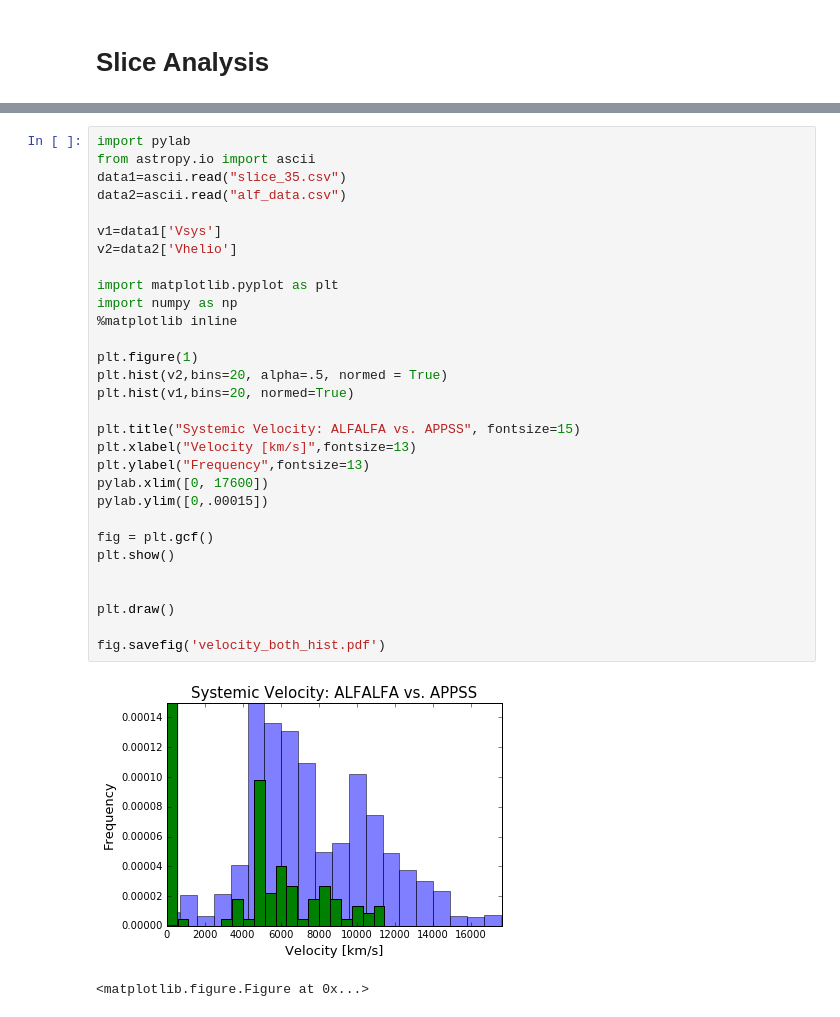
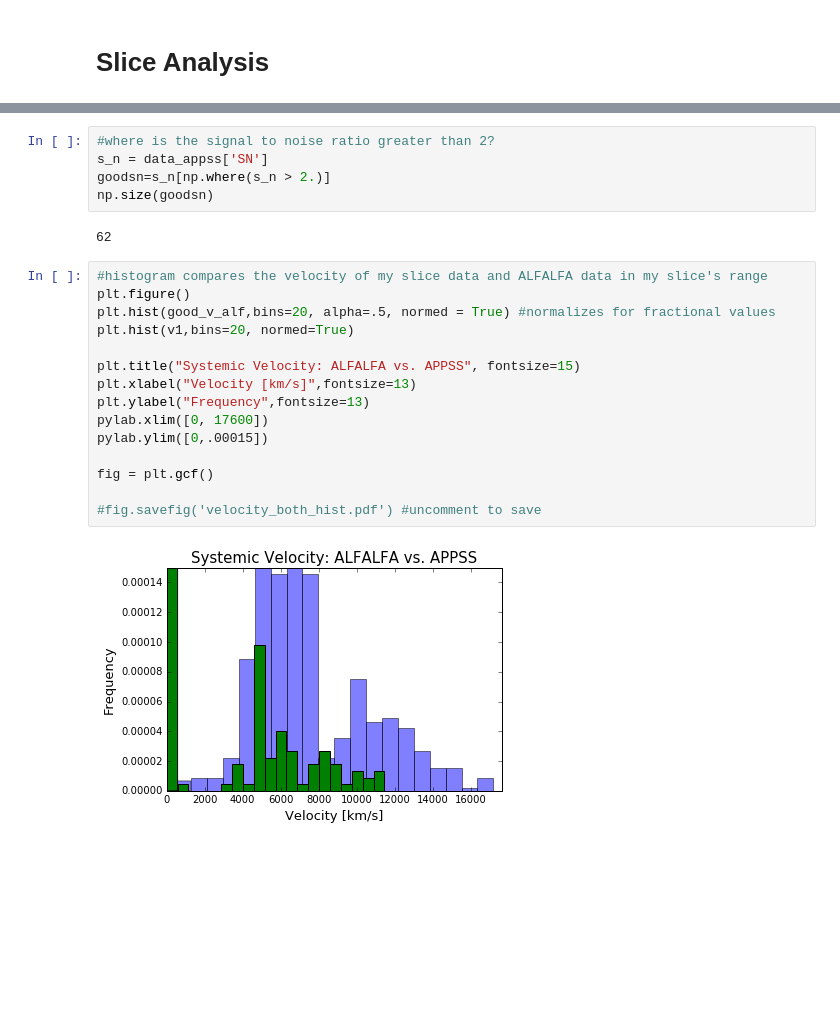
Before and after one commit to jsribaud/APPSS, a Jupyter notebook: UAT_code.ipynb, the cells around one changed output, grey strips where cells are left out. Saved outputs shown, nothing was run; the diff lists cells and outputs as text; blank space fills up the shorter version.

```diff
--- a/UAT_code.ipynb
+++ b/UAT_code.ipynb
@@ -212,34 +216,25 @@ np.size(goodsn)
+# %%
+#where is the signal to noise ratio greater than 2?
+s_n = data_appss['SN']
+goodsn=s_n[np.where(s_n > 2.)]
+np.size(goodsn)
+# %% [output]
+62
 # %%
-import pylab
-from astropy.io import ascii
-data1=ascii.read("slice_35.csv")
-data2=ascii.read("alf_data.csv")
-
-v1=data1['Vsys']
-v2=data2['Vhelio']
-
-import matplotlib.pyplot as plt
-import numpy as np
-%matplotlib inline
-
-plt.figure(1)
-plt.hist(v2,bins=20, alpha=.5, normed = True)
+#histogram compares the velocity of my slice data and ALFALFA data in my slice's range
+plt.figure()
+plt.hist(good_v_alf,bins=20, alpha=.5, normed = True) #normalizes for fractional values
 plt.hist(v1,bins=20, normed=True)
 
 plt.title("Systemic Velocity: ALFALFA vs. APPSS", fontsize=15)
 plt.xlabel("Velocity [km/s]",fontsize=13)
 plt.ylabel("Frequency",fontsize=13)
 pylab.xlim([0, 17600])
 pylab.ylim([0,.00015])
 
 fig = plt.gcf()
-plt.show()
 
-
-plt.draw()
-
-fig.savefig('velocity_both_hist.pdf')
+#fig.savefig('velocity_both_hist.pdf') #uncomment to save
 # %% [output]
-[figure, old version]
+[figure, new version]
-<matplotlib.figure.Figure at 0x...>
 # %%
```
Also changed, not shown: parts of 10 cells of this notebook.
